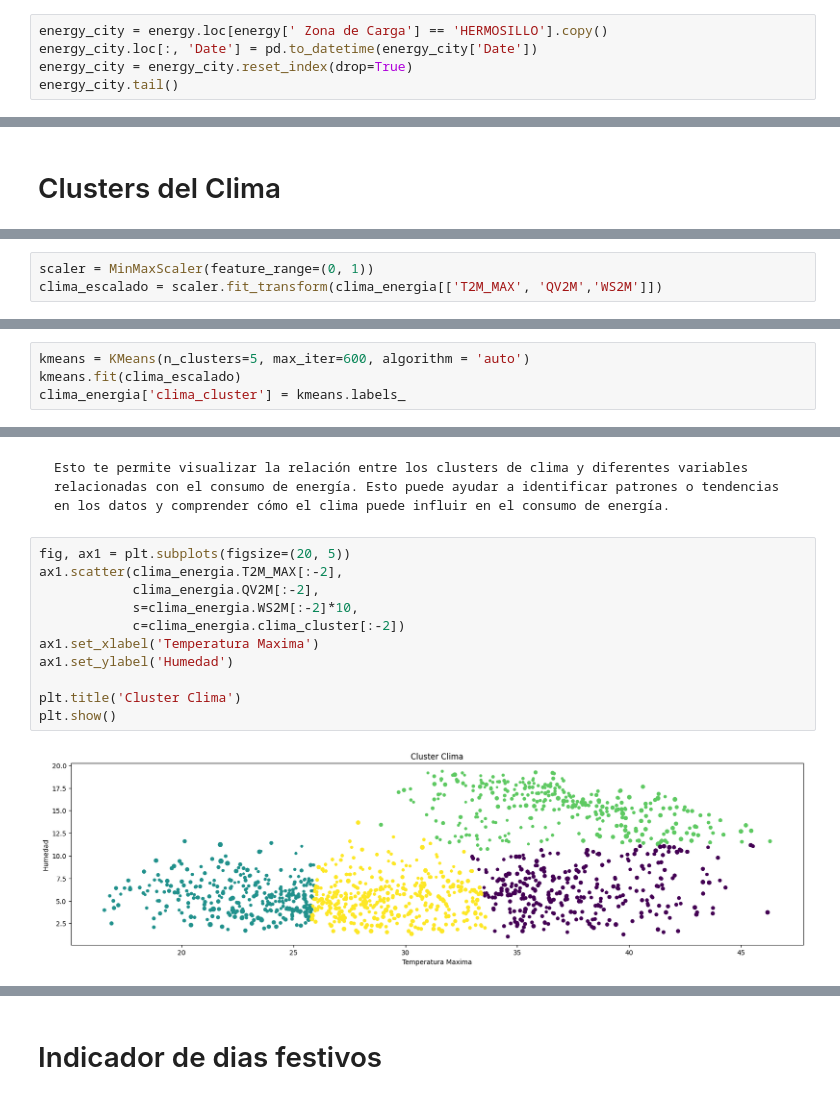
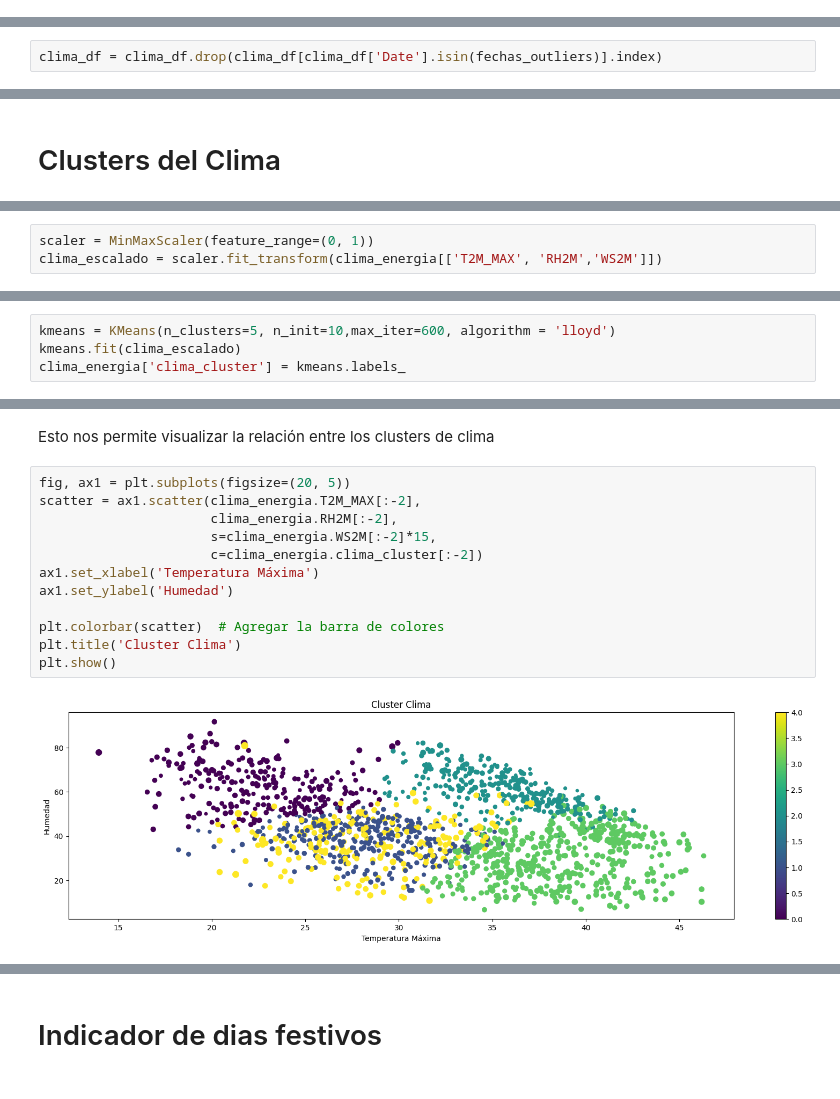
Before and after one commit to anmerino-pnd/energyPrediction, a Jupyter notebook: red_neuronal.ipynb, the cells around one changed output, grey strips where cells are left out. Cells and saved outputs as stored; diff of their text form.

````diff
--- a/red_neuronal.ipynb
+++ b/red_neuronal.ipynb
@@ -130,5 +182,0 @@ clima_df.head()
-# %%
-energy_city = energy.loc[energy[' Zona de Carga'] == 'HERMOSILLO'].copy()
-energy_city.loc[:, 'Date'] = pd.to_datetime(energy_city['Date'])
-energy_city = energy_city.reset_index(drop=True)
-energy_city.tail()
@@ -142,3 +183,5 @@ energy_city.tail()
+# %%
+clima_df = clima_df.drop(clima_df[clima_df['Date'].isin(fechas_outliers)].index)
 # %%
 # Merge del clima con la energía
 clima_energia = energy_city.merge(clima_df, on='Date', how='inner')
@@ -211,3 +259,3 @@ corr
 # %%
 scaler = MinMaxScaler(feature_range=(0, 1))
-clima_escalado = scaler.fit_transform(clima_energia[['T2M_MAX', 'QV2M','WS2M']])
+clima_escalado = scaler.fit_transform(clima_energia[['T2M_MAX', 'RH2M','WS2M']])
@@ -229,5 +279,5 @@ plt.show()
 # %%
-kmeans = KMeans(n_clusters=5, max_iter=600, algorithm = 'auto')
+kmeans = KMeans(n_clusters=5, n_init=10,max_iter=600, algorithm = 'lloyd')
 kmeans.fit(clima_escalado)
 clima_energia['clima_cluster'] = kmeans.labels_
 # %%
@@ -251,17 +300,16 @@ plt.show()
-# %% [markdown]
-```python
-Esto te permite visualizar la relación entre los clusters de clima y diferentes variables relacionadas con el consumo de energía. Esto puede ayudar a identificar patrones o tendencias en los datos y comprender cómo el clima puede influir en el consumo de energía.
-```
+# %% [markdown]
+Esto nos permite visualizar la relación entre los clusters de clima
 # %%
 fig, ax1 = plt.subplots(figsize=(20, 5))
-ax1.scatter(clima_energia.T2M_MAX[:-2],
-            clima_energia.QV2M[:-2],
-            s=clima_energia.WS2M[:-2]*10,
-            c=clima_energia.clima_cluster[:-2])
-ax1.set_xlabel('Temperatura Maxima')
+scatter = ax1.scatter(clima_energia.T2M_MAX[:-2],
+                      clima_energia.RH2M[:-2],
+                      s=clima_energia.WS2M[:-2]*15,
+                      c=clima_energia.clima_cluster[:-2])
+ax1.set_xlabel('Temperatura Máxima')
 ax1.set_ylabel('Humedad')
 
+plt.colorbar(scatter)  # Agregar la barra de colores
 plt.title('Cluster Clima')
 plt.show()
 # %% [output]
-[figure, old version]
+[figure, new version]
````
Also changed, not shown: parts of 93 cells of this notebook, 1 other file.
